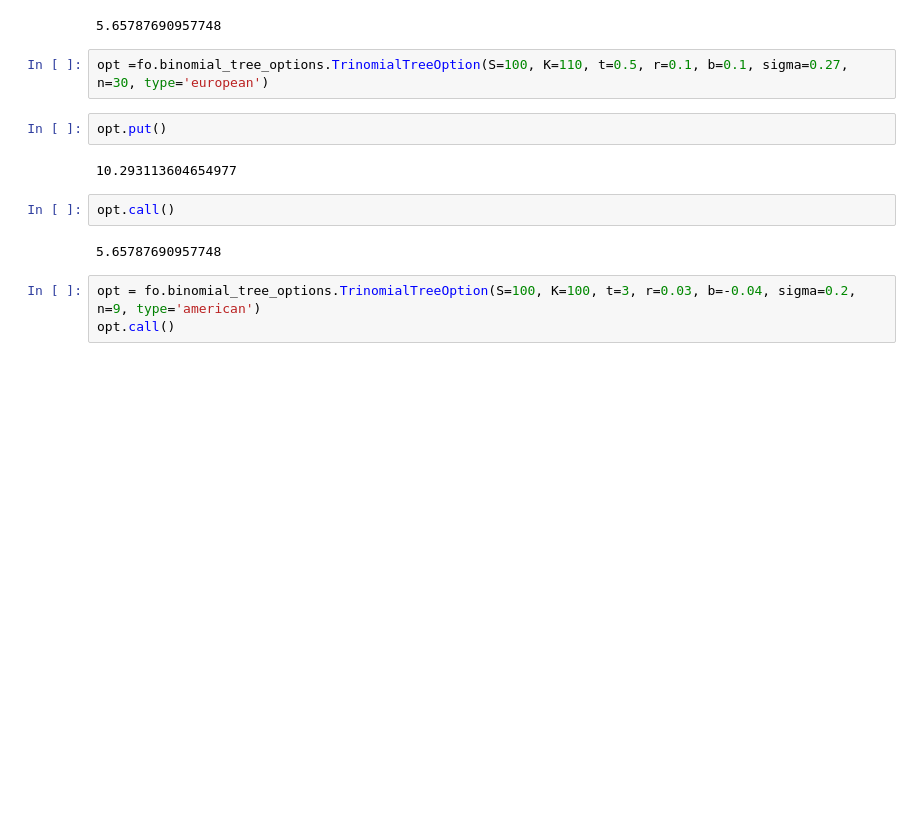
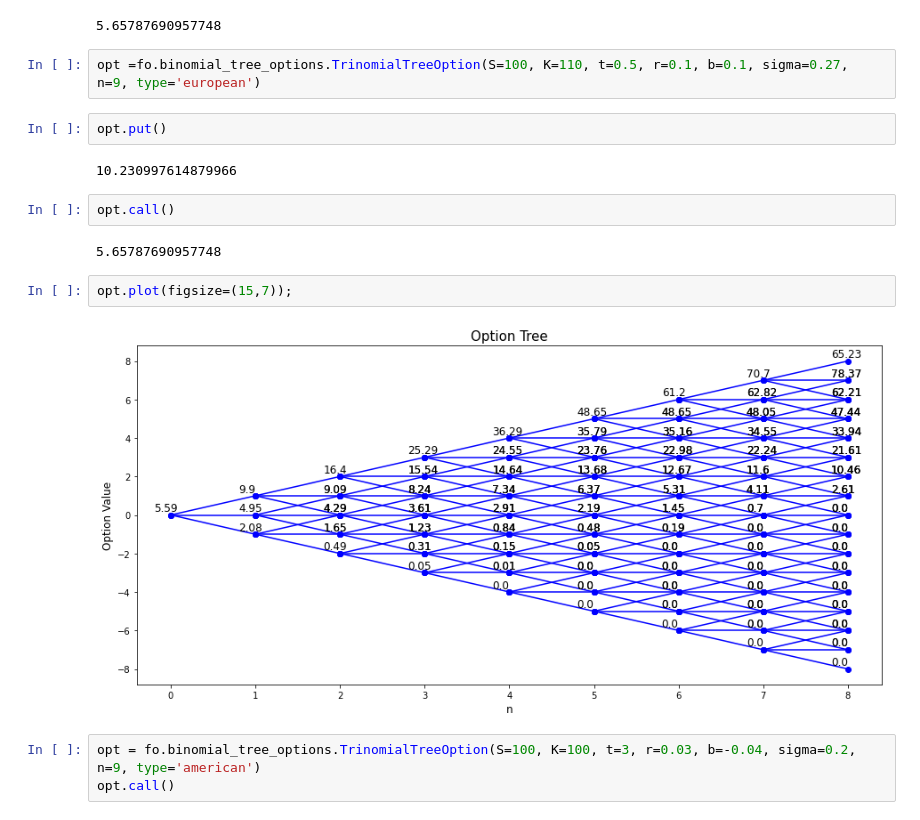
Before and after one commit to bbcho/finoptions-dev, a Jupyter notebook: notebooks/3_Bionomial.ipynb, the cells around one changed output. Saved outputs shown, nothing was run; the diff lists cells and outputs as text; blank space fills up the shorter version.

```diff
--- a/notebooks/3_Bionomial.ipynb
+++ b/notebooks/3_Bionomial.ipynb
@@ -157,15 +154,19 @@ opt.call()
 # %% [output]
 5.65787690957748
 # %%
-opt =fo.binomial_tree_options.TrinomialTreeOption(S=100, K=110, t=0.5, r=0.1, b=0.1, sigma=0.27, n=30, type='european')
+opt =fo.binomial_tree_options.TrinomialTreeOption(S=100, K=110, t=0.5, r=0.1, b=0.1, sigma=0.27, n=9, type='european')
 # %%
 opt.put()
 # %% [output]
-10.293113604654977
+10.230997614879966
 # %%
 opt.call()
 # %% [output]
 5.65787690957748
+# %%
+opt.plot(figsize=(15,7));
+# %% [output]
+[figure, added]
 # %%
 opt = fo.binomial_tree_options.TrinomialTreeOption(S=100, K=100, t=3, r=0.03, b=-0.04, sigma=0.2, n=9, type='american')
 opt.call()
```
Also changed, not shown: parts of 2 cells of this notebook, 2 other files.
